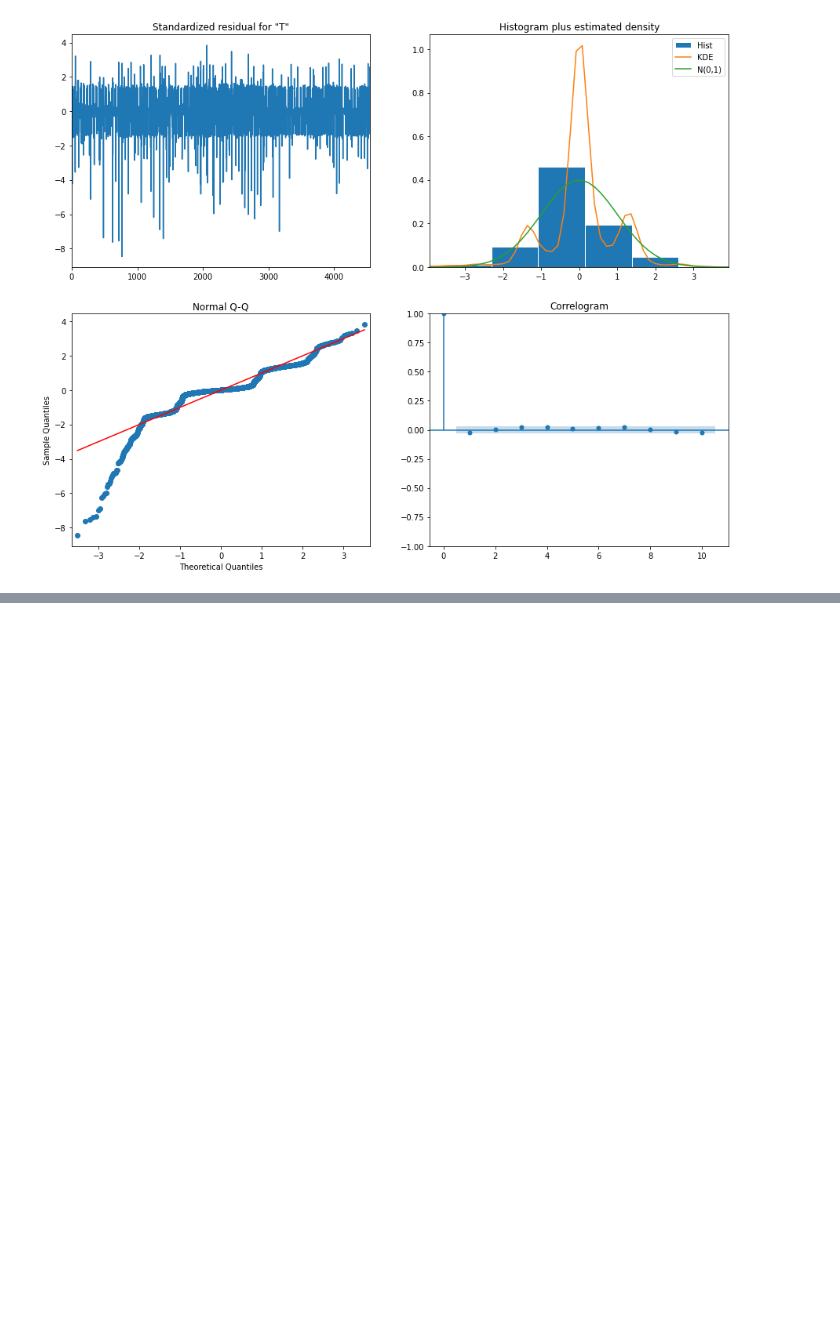
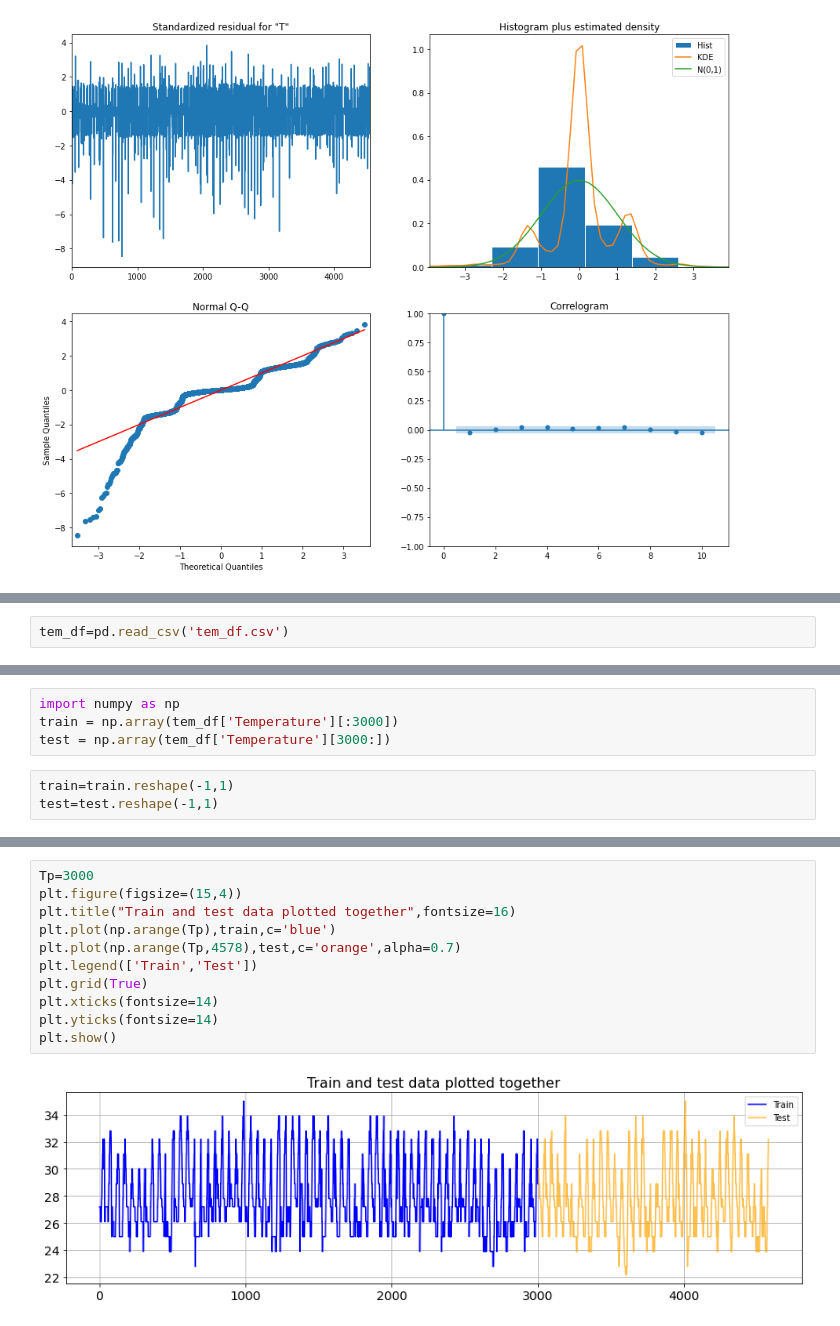
Before and after one commit to TomatoFT/Weather-Analysis-and-Forecasting-App, a Jupyter notebook: timeseries_prediction.ipynb, the cells around one changed output, grey strips where cells are left out. Drawn from its saved outputs; the diff is of its cells as text; blank space fills up the shorter version.

```diff
--- a/timeseries_prediction.ipynb
+++ b/timeseries_prediction.ipynb
@@ -352,0 +397,2 @@ The Root Mean Squared Error of our forecasts is 2.77
+# %%
+tem_df=pd.read_csv('tem_df.csv')
@@ -352,0 +415,7 @@ The Root Mean Squared Error of our forecasts is 2.77
+# %%
+import numpy as np
+train = np.array(tem_df['Temperature'][:3000])
+test = np.array(tem_df['Temperature'][3000:])
+# %%
+train=train.reshape(-1,1)
+test=test.reshape(-1,1)
@@ -352,0 +432,13 @@ The Root Mean Squared Error of our forecasts is 2.77
+# %%
+Tp=3000
+plt.figure(figsize=(15,4))
+plt.title("Train and test data plotted together",fontsize=16)
+plt.plot(np.arange(Tp),train,c='blue')
+plt.plot(np.arange(Tp,4578),test,c='orange',alpha=0.7)
+plt.legend(['Train','Test'])
+plt.grid(True)
+plt.xticks(fontsize=14)
+plt.yticks(fontsize=14)
+plt.show()
+# %% [output]
+[figure, added]
```
Also changed, not shown: parts of 34 cells of this notebook, 1 other file.
